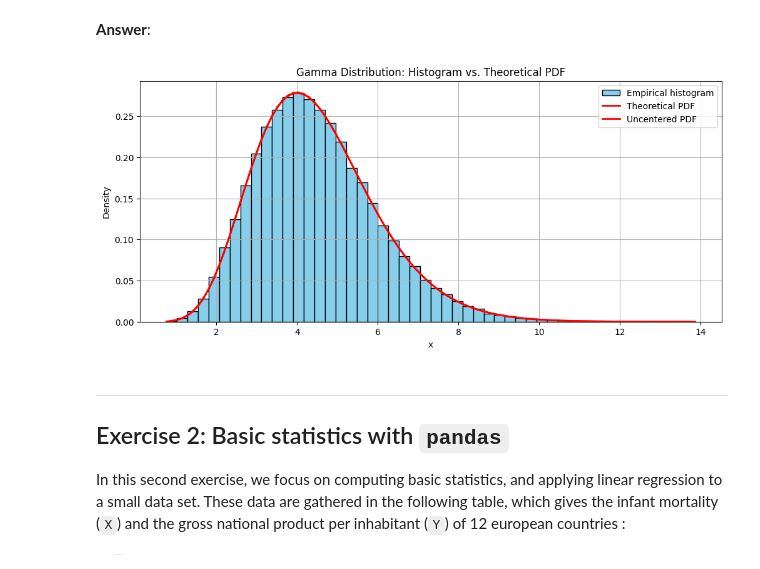
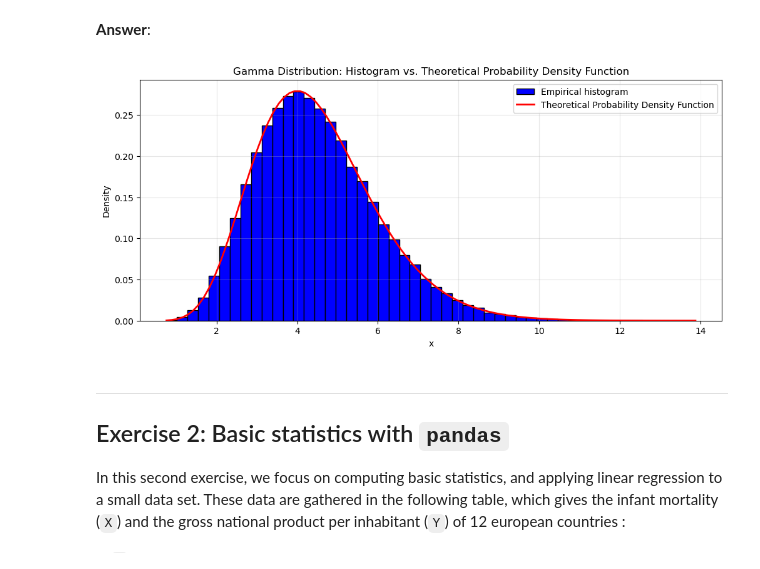
Before and after one commit to antoineamiel/python_sdia, a Jupyter notebook: Labs/Lab2/lab2.ipynb, the cells around one changed output. Cells and saved outputs as stored; diff of their text form; code cells hidden in the pictures.

```diff
--- a/Labs/Lab2/lab2.ipynb
+++ b/Labs/Lab2/lab2.ipynb
@@ -115,32 +123,34 @@ plt.show()
 # %%
 from scipy.stats import gamma
 
 plt.figure(figsize=(12, 5))
-count, bins, _ = plt.hist(
-    samples,
-    bins=50,
-    density=True,
-    color="skyblue",
-    edgecolor="black",
-    label="Empirical histogram"
-)
+plt.hist(samples,
+         bins=50,
+         density=True,
+         color='blue',
+         edgecolor='black',
+         label='Empirical histogram'
+        )
 
-bin_centers = 0.5 * (bins[1:] + bins[:-1])
-pdf_vals_centered = gamma.pdf(bin_centers, a=alpha, scale=scale)
-pdf_vals = gamma.pdf(bins, a=alpha, scale=scale)
+# Overlay the theoretical Probability Density Function (pdf)
+x = np.linspace(min(samples), max(samples), 100)
+plt.plot(x,
+         gamma.pdf(x, a=alpha, scale=scale),
+         'r-',
+         lw=2,
+         label='Theoretical Probability Density Function')
 
-plt.plot(bin_centers, pdf_vals_centered, "r-", lw=2, label="Theoretical PDF")
-plt.plot(bins, pdf_vals, "r-", lw=2, label="Uncentered PDF")
-plt.title("Gamma Distribution: Histogram vs. Theoretical PDF")
-plt.xlabel("x")
-plt.ylabel("Density")
+plt.title('Gamma Distribution: Histogram vs. Theoretical Probability Density Function')
+plt.xlabel('x')
+plt.ylabel('Density')
 plt.legend()
-plt.grid(True)
+plt.grid(True, alpha=0.3)
 
-plt.savefig("gamma_histogram_vs_pdf.png", dpi=300)
+# Save the figure in a .png file
+plt.savefig('gamma_distribution_comparaison.png', dpi=300)
 plt.show()
 # %% [output]
-[figure, old version]
+[figure, new version]
 # %% [markdown]
 ---
 ## <a name="ex2">Exercise 2: Basic statistics with `pandas`</a>
```
Also changed, not shown: parts of 13 cells of this notebook, 7 other files.
